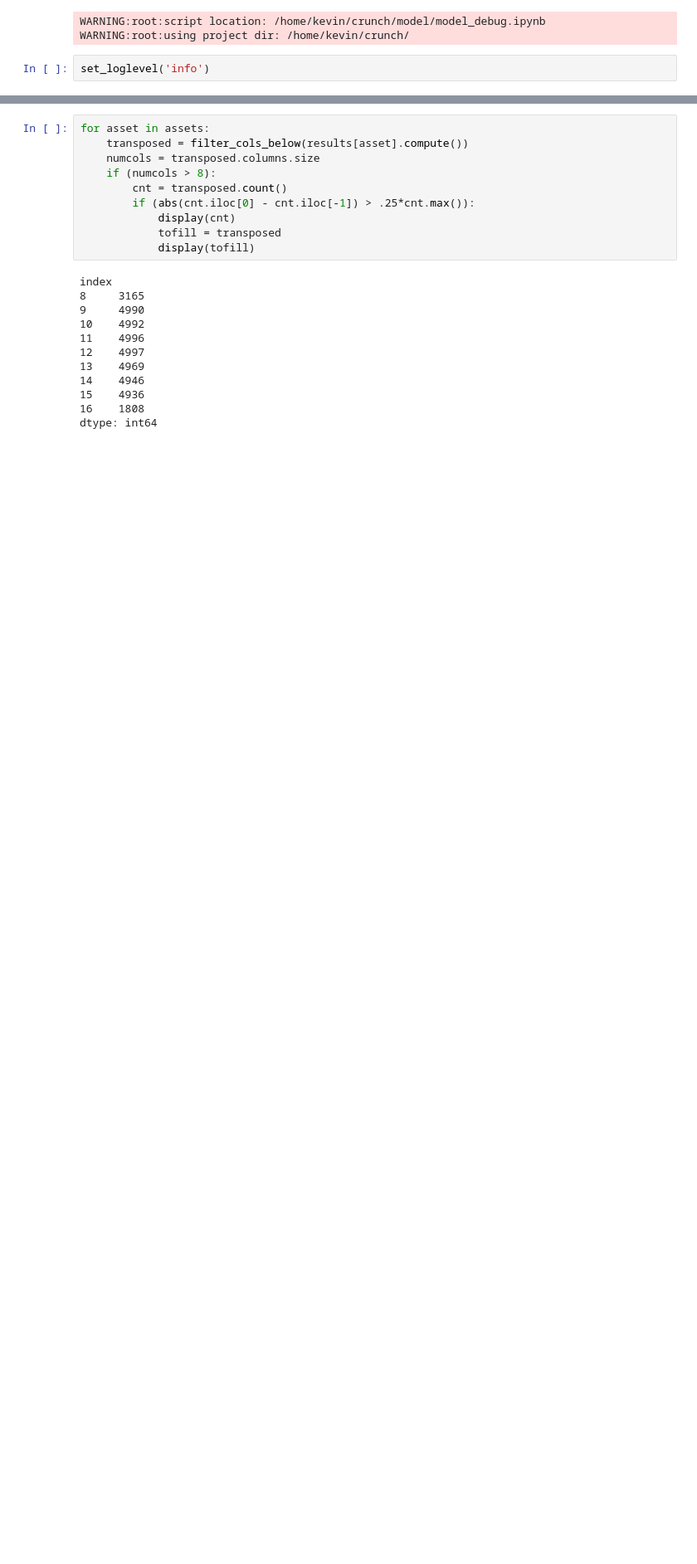
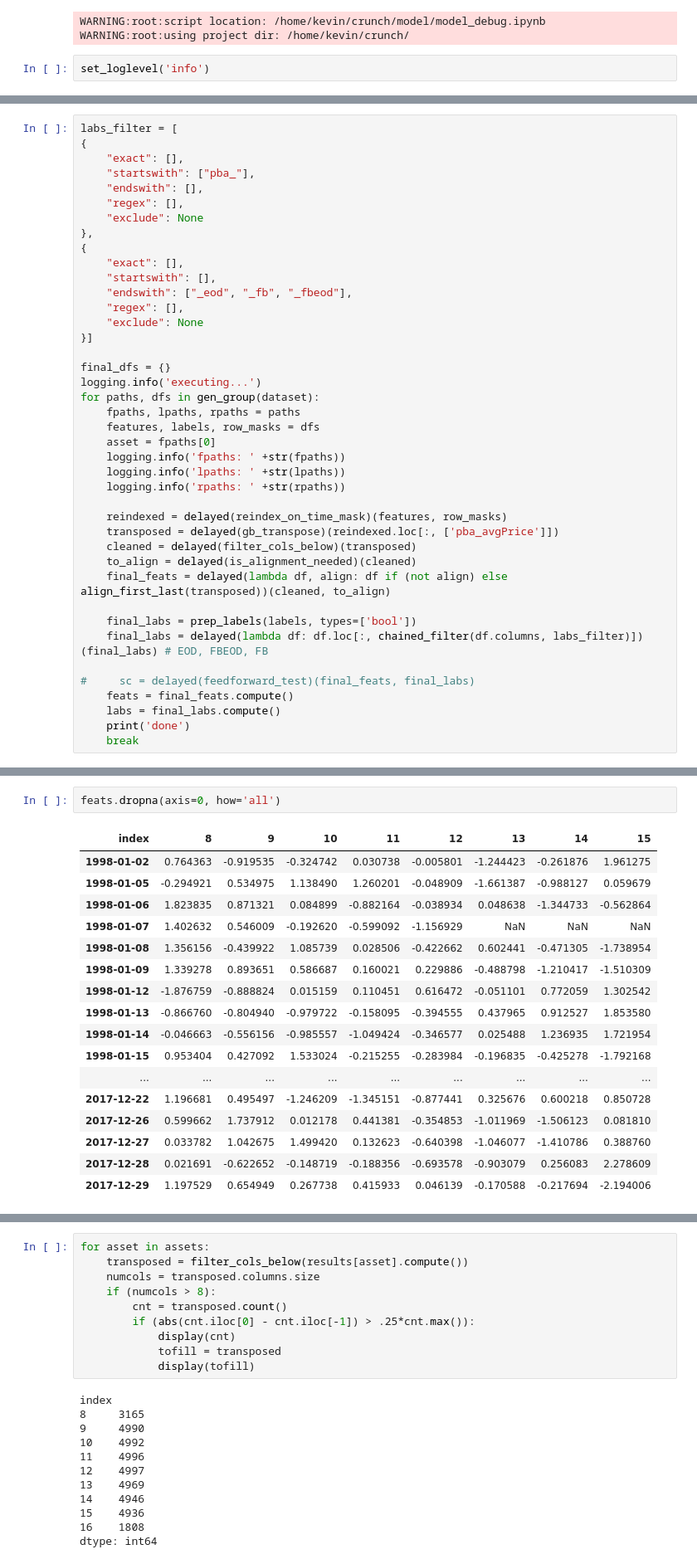
Before and after one commit to kevindirect/thesis-code, a Jupyter notebook: model/model_debug.ipynb, the cells around one changed output, grey strips where cells are left out. Shown: that part at 83% size. Cells and saved outputs as stored; diff of their text form; blank space fills up the shorter version.

```diff
--- a/model/model_debug.ipynb
+++ b/model/model_debug.ipynb
@@ -124,0 +104,41 @@ INFO:root:executing...
+# %%
+labs_filter = [
+{
+    "exact": [],
+    "startswith": ["pba_"],
+    "endswith": [],
+    "regex": [],
+    "exclude": None
+},
+{
+    "exact": [],
+    "startswith": [],
+    "endswith": ["_eod", "_fb", "_fbeod"],
+    "regex": [],
+    "exclude": None
+}]
+
+final_dfs = {}
+logging.info('executing...')
+for paths, dfs in gen_group(dataset):
+    fpaths, lpaths, rpaths = paths
+    features, labels, row_masks = dfs
+    asset = fpaths[0]
+    logging.info('fpaths: ' +str(fpaths))
+    logging.info('lpaths: ' +str(lpaths))
+    logging.info('rpaths: ' +str(rpaths))
+
+    reindexed = delayed(reindex_on_time_mask)(features, row_masks)
+    transposed = delayed(gb_transpose)(reindexed.loc[:, ['pba_avgPrice']])
+    cleaned = delayed(filter_cols_below)(transposed)
+    to_align = delayed(is_alignment_needed)(cleaned)
+    final_feats = delayed(lambda df, align: df if (not align) else align_first_last(transposed))(cleaned, to_align)
+
+    final_labs = prep_labels(labels, types=['bool'])
+    final_labs = delayed(lambda df: df.loc[:, chained_filter(df.columns, labs_filter)])(final_labs) # EOD, FBEOD, FB
+
+#     sc = delayed(feedforward_test)(final_feats, final_labs)
+    feats = final_feats.compute()
+    labs = final_labs.compute()
+    print('done')
+    break
@@ -124,0 +151,20 @@ INFO:root:executing...
+# %%
+feats.dropna(axis=0, how='all')
+# %% [output]
+| index | 8 | 9 | 10 | 11 | 12 | 13 | 14 | 15 |
+| 1998-01-02 | 0.764363 | -0.919535 | -0.324742 | 0.030738 | -0.005801 | -1.244423 | -0.261876 | 1.961275 |
+| 1998-01-05 | -0.294921 | 0.534975 | 1.138490 | 1.260201 | -0.048909 | -1.661387 | -0.988127 | 0.059679 |
+| 1998-01-06 | 1.823835 | 0.871321 | 0.084899 | -0.882164 | -0.038934 | 0.048638 | -1.344733 | -0.562864 |
+| 1998-01-07 | 1.402632 | 0.546009 | -0.192620 | -0.599092 | -1.156929 | NaN | NaN | NaN |
+| 1998-01-08 | 1.356156 | -0.439922 | 1.085739 | 0.028506 | -0.422662 | 0.602441 | -0.471305 | -1.738954 |
+| 1998-01-09 | 1.339278 | 0.893651 | 0.586687 | 0.160021 | 0.229886 | -0.488798 | -1.210417 | -1.510309 |
+| 1998-01-12 | -1.876759 | -0.888824 | 0.015159 | 0.110451 | 0.616472 | -0.051101 | 0.772059 | 1.302542 |
+| 1998-01-13 | -0.866760 | -0.804940 | -0.979722 | -0.158095 | -0.394555 | 0.437965 | 0.912527 | 1.853580 |
+| 1998-01-14 | -0.046663 | -0.556156 | -0.985557 | -1.049424 | -0.346577 | 0.025488 | 1.236935 | 1.721954 |
+| 1998-01-15 | 0.953404 | 0.427092 | 1.533024 | -0.215255 | -0.283984 | -0.196835 | -0.425278 | -1.792168 |
+| ... | ... | ... | ... | ... | ... | ... | ... | ... |
+| 2017-12-22 | 1.196681 | 0.495497 | -1.246209 | -1.345151 | -0.877441 | 0.325676 | 0.600218 | 0.850728 |
+| 2017-12-26 | 0.599662 | 1.737912 | 0.012178 | 0.441381 | -0.354853 | -1.011969 | -1.506123 | 0.081810 |
+| 2017-12-27 | 0.033782 | 1.042675 | 1.499420 | 0.132623 | -0.640398 | -1.046077 | -1.410786 | 0.388760 |
+| 2017-12-28 | 0.021691 | -0.622652 | -0.148719 | -0.188356 | -0.693578 | -0.903079 | 0.256083 | 2.278609 |
+| 2017-12-29 | 1.197529 | 0.654949 | 0.267738 | 0.415933 | 0.046139 | -0.170588 | -0.217694 | -2.194006 |
```
Also changed, not shown: parts of 10 cells of this notebook.
